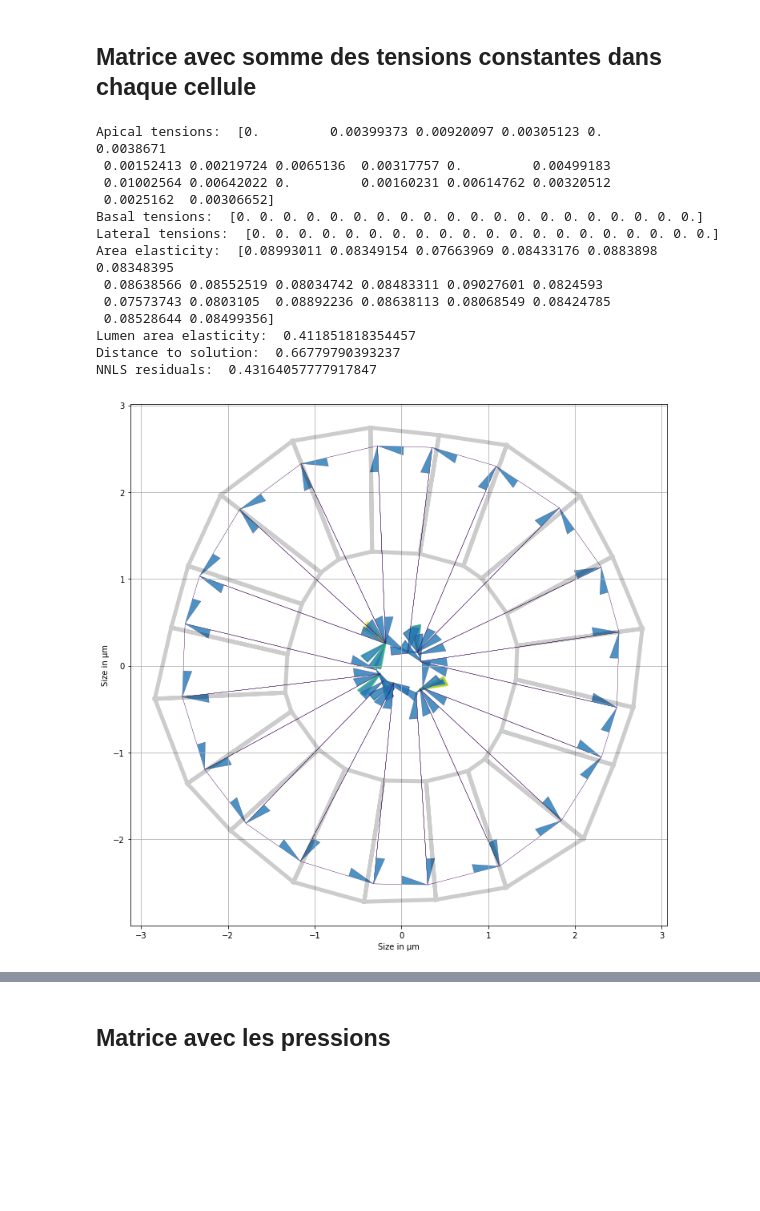
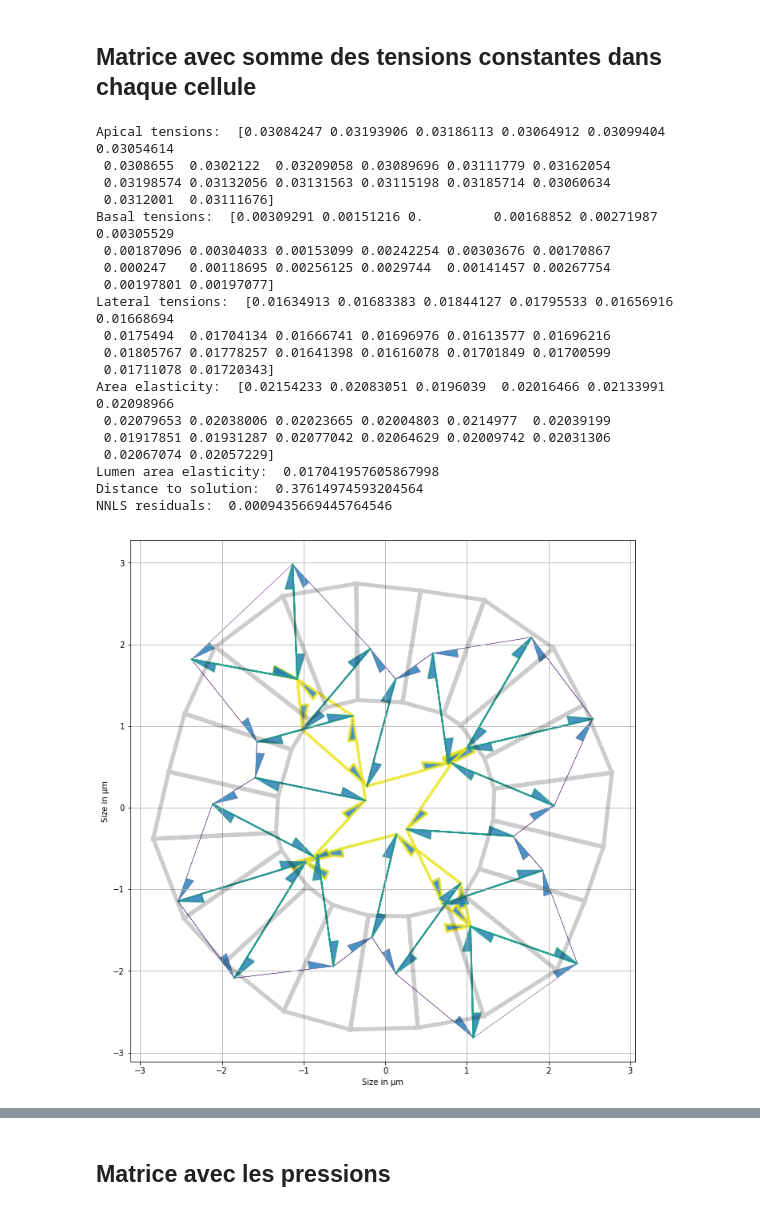
Before and after one commit to felixquinton/tyssue-taylor, a Jupyter notebook: notebooks/reunions/reu_22_02_realistic_mesh_area_MOINS.ipynb, the cells around one changed output, grey strips where cells are left out. Cells and saved outputs as stored; diff of their text form; code cells hidden in the pictures; blank space fills up the shorter version.

```diff
--- a/notebooks/reunions/reu_22_02_realistic_mesh_area_MOINS.ipynb
+++ b/notebooks/reunions/reu_22_02_realistic_mesh_area_MOINS.ipynb
@@ -507,45 +569,52 @@ Standard error : 1.7310528740442876e-05
 # %%
 matrix = _coef_matrix(organo3, sup_param='areas')
 constant = _right_side(organo3, matrix)
-constant[-1] = 0.009
-avg_cste = [0.15]*organo3.Nf
+avg_cste = [(organo3.edge_df.line_tension.mean() /
+             (organo3.face_df.area_elasticity.mean() *
+              organo3.face_df.prefered_area.mean()**1.5))]*organo3.Nf
 for i in range(organo3.Nf):
     i_cell_line = np.zeros(4*organo3.Nf+1)
-    index = np.squeeze(np.argwhere(organo3.edge_df.face.values == i))
+    index = np.squeeze(np.argwhere(organo3.edge_df.face.values == i)[:-1])
     i_cell_line[index] = 1
     matrix = np.vstack((matrix, i_cell_line))
 constant = np.concatenate((constant, avg_cste))
 mat_eq_cst, residuals = nnls(matrix, constant)
 organo3_eq_cst = organo3.copy()
 organo3_eq_cst.edge_df.loc[:, 'line_tension'] = prepare_tensions(organo3_eq_cst,
                                                                  mat_eq_cst[:3*organo3.Nf])
 organo3_eq_cst.face_df.loc[:, 'prefered_area'] = organo3_eq_cst.face_df.area + mat_eq_cst[3*organo3.Nf:
                                                                                           4*organo3.Nf]
 organo3_eq_cst.settings['lumen_prefered_vol'] = mat_eq_cst[-1]
 Solver.find_energy_min(organo3_eq_cst, geom, model)
 print_tensions(organo3_eq_cst, organo3)
 print('Apical tensions: ', mat_eq_cst[organo3.apical_edges],
       '\nBasal tensions: ', mat_eq_cst[organo3.basal_edges],
       '\nLateral tensions: ', mat_eq_cst[organo3.lateral_edges[:organo3.Nf]],
       '\nArea elasticity: ', mat_eq_cst[organo3.Nf*3:-1],
       '\nLumen area elasticity: ', mat_eq_cst[-1],
       '\nDistance to solution: ', np.linalg.norm(real_data-mat_eq_cst),
       '\nNNLS residuals: ', residuals)
 # %% [output]
-Apical tensions:  [0.         0.00399373 0.00920097 0.00305123 0.         0.0038671
- 0.00152413 0.00219724 0.0065136  0.00317757 0.         0.00499183
- 0.01002564 0.00642022 0.         0.00160231 0.00614762 0.00320512
- 0.0025162  0.00306652]
-Basal tensions:  [0. 0. 0. 0. 0. 0. 0. 0. 0. 0. 0. 0. 0. 0. 0. 0. 0. 0. 0. 0.]
-Lateral tensions:  [0. 0. 0. 0. 0. 0. 0. 0. 0. 0. 0. 0. 0. 0. 0. 0. 0. 0. 0. 0.]
-Area elasticity:  [0.08993011 0.08349154 0.07663969 0.08433176 0.0883898  0.08348395
- 0.08638566 0.08552519 0.08034742 0.08483311 0.09027601 0.0824593
- 0.07573743 0.0803105  0.08892236 0.08638113 0.08068549 0.08424785
- 0.08528644 0.08499356]
-Lumen area elasticity:  0.411851818354457
-Distance to solution:  0.66779790393237
-NNLS residuals:  0.43164057777917847
+Apical tensions:  [0.03084247 0.03193906 0.03186113 0.03064912 0.03099404 0.03054614
+ 0.0308655  0.0302122  0.03209058 0.03089696 0.03111779 0.03162054
+ 0.03198574 0.03132056 0.03131563 0.03115198 0.03185714 0.03060634
+ 0.0312001  0.03111676]
+Basal tensions:  [0.00309291 0.00151216 0.         0.00168852 0.00271987 0.00305529
+ 0.00187096 0.00304033 0.00153099 0.00242254 0.00303676 0.00170867
+ 0.000247   0.00118695 0.00256125 0.0029744  0.00141457 0.00267754
+ 0.00197801 0.00197077]
+Lateral tensions:  [0.01634913 0.01683383 0.01844127 0.01795533 0.01656916 0.01668694
+ 0.0175494  0.01704134 0.01666741 0.01696976 0.01613577 0.01696216
+ 0.01805767 0.01778257 0.01641398 0.01616078 0.01701849 0.01700599
+ 0.01711078 0.01720343]
+Area elasticity:  [0.02154233 0.02083051 0.0196039  0.02016466 0.02133991 0.02098966
+ 0.02079653 0.02038006 0.02023665 0.02004803 0.0214977  0.02039199
+ 0.01917851 0.01931287 0.02077042 0.02064629 0.02009742 0.02031306
+ 0.02067074 0.02057229]
+Lumen area elasticity:  0.017041957605867998
+Distance to solution:  0.37614974593204564
+NNLS residuals:  0.0009435669445764546
-[figure, old version]
+[figure, new version]
 # %%
 rendering_results(organo3, organo3.edge_df.line_tension[:3*organo3.Nf],
                   mat_eq_cst[:3*organo3.Nf],
```
Also changed, not shown: parts of 10 cells of this notebook, 15 other files.
